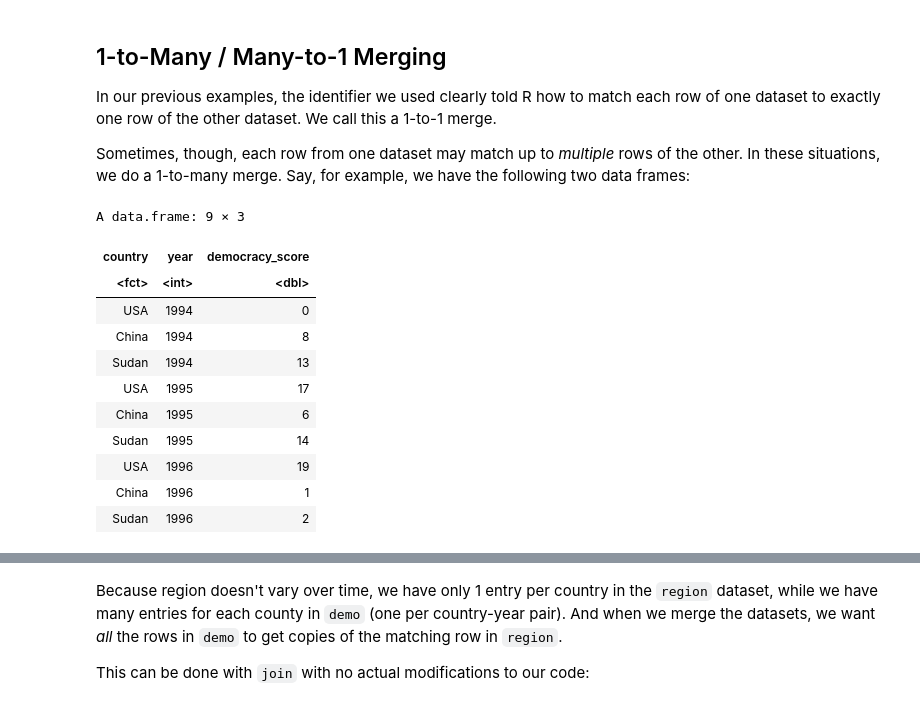
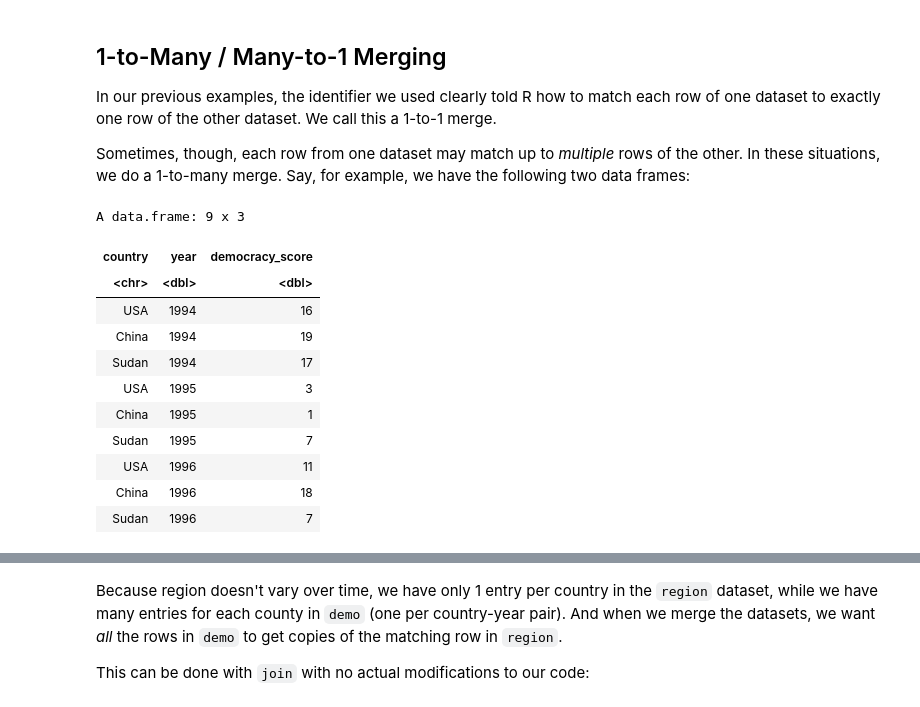
Before and after one commit to nickeubank/cm4ss, a Jupyter notebook: docs/html/.doctrees/nbsphinx/intro_to_merging.ipynb, the cells around one changed output, grey strips where cells are left out. Saved outputs shown, nothing was run; the diff lists cells and outputs as text; code cells hidden in the pictures.

```diff
--- a/docs/html/.doctrees/nbsphinx/intro_to_merging.ipynb
+++ b/docs/html/.doctrees/nbsphinx/intro_to_merging.ipynb
@@ -193,23 +203,32 @@ In our previous examples, the identifier we used clearly told R how to match eac
 Sometimes, though, each row from one dataset may match up to *multiple* rows of the other. In these situations, we do a 1-to-many merge. Say, for example, we have the following two data frames:
 # %%
 demo <- data.frame(
-    expand.grid(country = c("USA", "China", "Sudan"), year = 1994:1996),
+    country = c(
+        "USA", "China", "Sudan",
+        "USA", "China", "Sudan",
+        "USA", "China", "Sudan"
+    ),
+    year = c(
+        1994, 1994, 1994,
+        1995, 1995, 1995,
+        1996, 1996, 1996
+    ),
     democracy_score = round(runif(9, 0, 20), 0)
-    )
+)
 demo
 # %% [output]
-A data.frame: 9 × 3
+A data.frame: 9 x 3
 | country | year | democracy_score |
-| <fct> | <int> | <dbl> |
-| USA | 1994 | 0 |
-| China | 1994 | 8 |
-| Sudan | 1994 | 13 |
-| USA | 1995 | 17 |
-| China | 1995 | 6 |
-| Sudan | 1995 | 14 |
-| USA | 1996 | 19 |
-| China | 1996 | 1 |
-| Sudan | 1996 | 2 |
+| <chr> | <dbl> | <dbl> |
+| USA | 1994 | 16 |
+| China | 1994 | 19 |
+| Sudan | 1994 | 17 |
+| USA | 1995 | 3 |
+| China | 1995 | 1 |
+| Sudan | 1995 | 7 |
+| USA | 1996 | 11 |
+| China | 1996 | 18 |
+| Sudan | 1996 | 7 |
 # %%
 region <- data.frame(
     country = c("USA", "China", "Sudan"),
```
Also changed, not shown: parts of 10 cells of this notebook, 17 other files.
